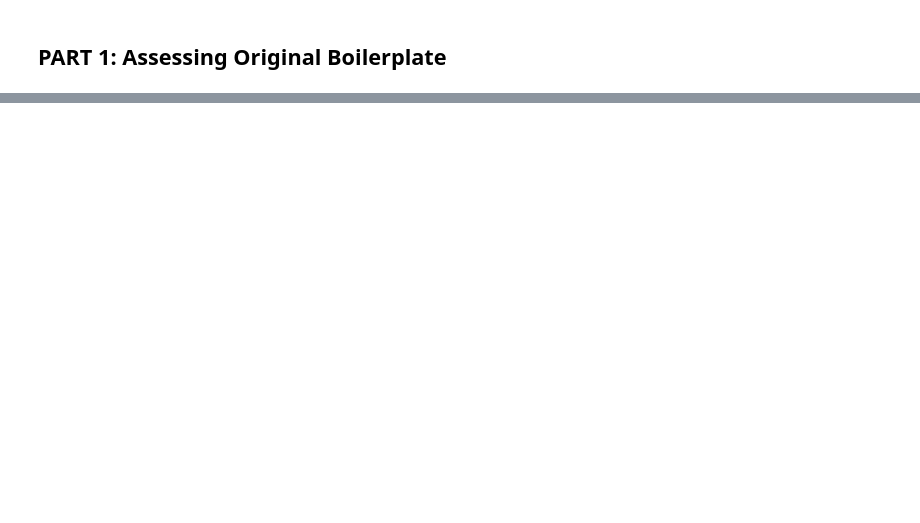
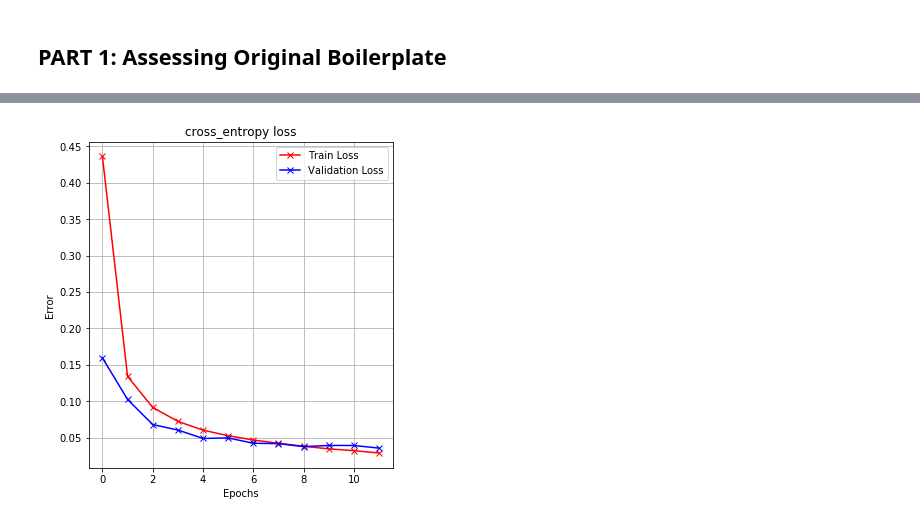
Before and after one commit to officialfrancismendoza/CSE575_Statistical-Machine-Learning, a Jupyter notebook: Project 3/Mendoza-CSE575_Project3.ipynb, the cells around one changed output, grey strips where cells are left out. Drawn from its saved outputs; the diff is of its cells as text; code cells hidden in the pictures; blank space fills up the shorter version.

```diff
--- a/Project 3/Mendoza-CSE575_Project3.ipynb
+++ b/Project 3/Mendoza-CSE575_Project3.ipynb
@@ -89,0 +257,16 @@ Test accuracy: 0.9790999889373779
+# %%
+# Function to plot learning loss over epochs
+def plot_loss_accuracy(history2):
+    fig = plt.figure(figsize=(12, 6))
+    ax = fig.add_subplot(1, 2, 1)
+    ax.plot(history2.history["loss"],'r-x', label="Train Loss")
+    ax.plot(history2.history["val_loss"],'b-x', label="Validation Loss")
+    ax.legend()
+    ax.set_title('cross_entropy loss')
+    ax.set_xlabel('Epochs')
+    ax.set_ylabel('Error')
+    ax.grid(True)
+
+plot_loss_accuracy(history2)
+# %% [output]
+[figure, added]
```
Also changed, not shown: parts of 21 cells of this notebook, 3 other files.
